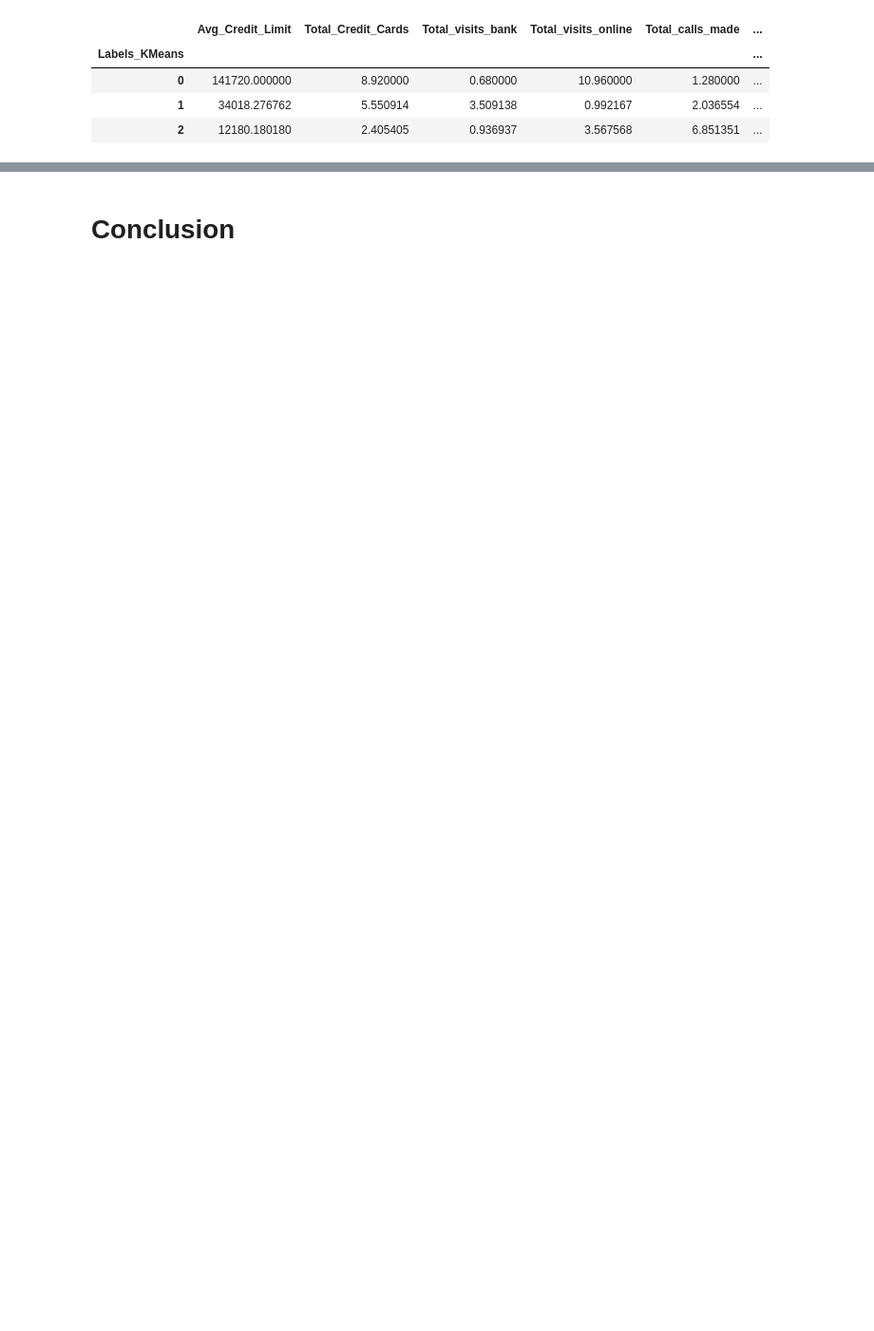
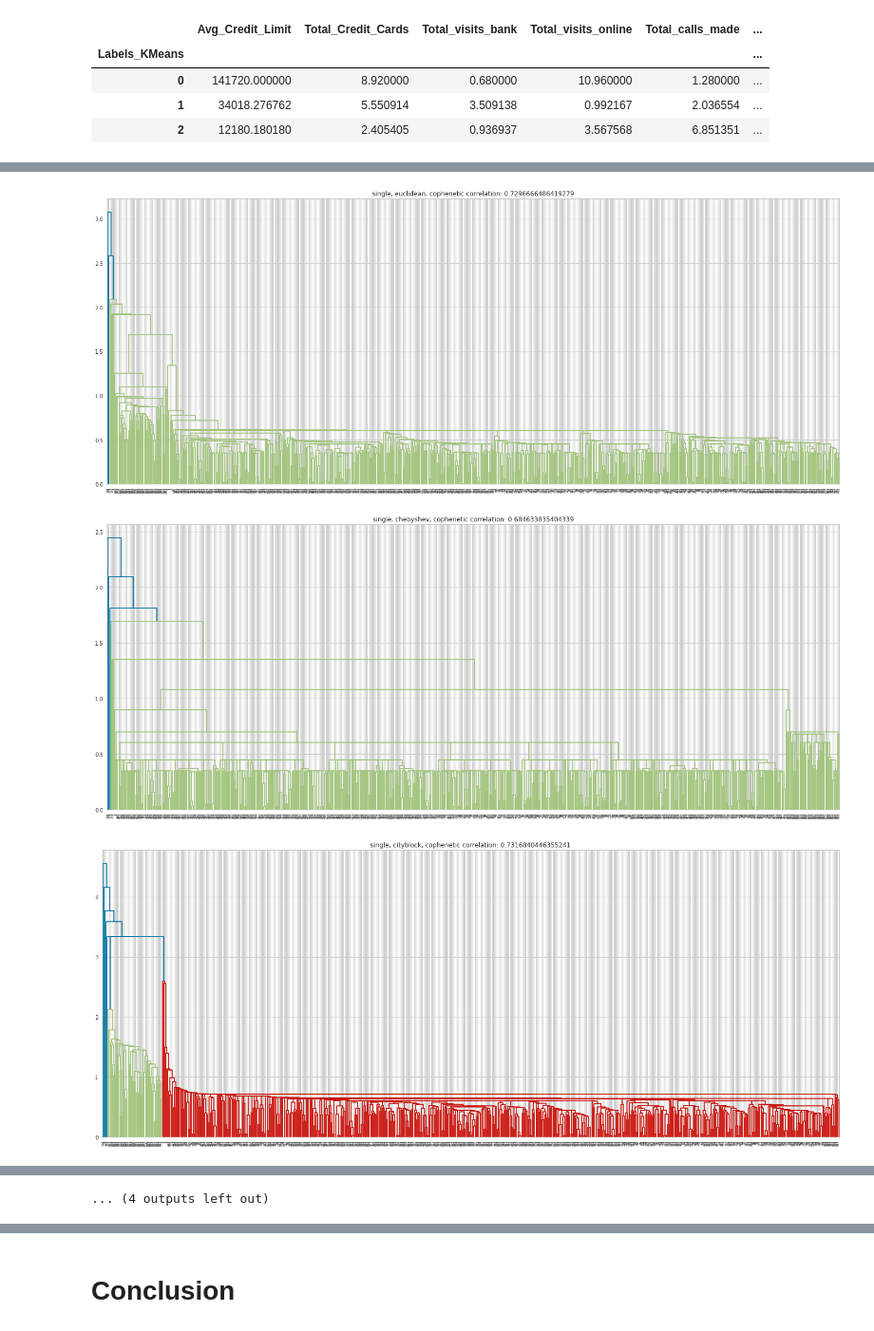
Before and after one commit to liangym2014/Data-science-and-machine-learning, a Jupyter notebook: 6.AllLife_Bank_Customer_Segmentation_Solution.ipynb, the cells around one changed output, grey strips where cells are left out. Shown at 95% size. Drawn from its saved outputs; the diff is of its cells as text; code cells hidden in the pictures; blank space fills up the shorter version.

```diff
--- a/6.AllLife_Bank_Customer_Segmentation_Solution.ipynb
+++ b/6.AllLife_Bank_Customer_Segmentation_Solution.ipynb
@@ -354,0 +355,19 @@ for i, col in enumerate(attribute_cols):
+# %%
+combinations = []
+
+methods = ('single', 'complete', 'average', 'weighted')
+metrics = ('euclidean', 'chebyshev', 'cityblock', 'mahalanobis')
+
+for method in methods:
+    for metric in metrics:
+        linkage_matrix = linkage(scaled_df, method = method, metric = metric)
+        plt.figure(figsize=(25, 10))
+        dendrogram(linkage_matrix)
+        condense_dist_matrix = pdist(scaled_df)
+        coph_corr, coph_dist_matrix = cophenet(Z = linkage_matrix, Y = condense_dist_matrix)
+        plt.title("{}, {}, cophenetic correlation: {}".format(method, metric, coph_corr))
+        combinations.append([method, metric, coph_corr])
+# %% [output]
+[figure, added]
+[figure, added]
+[figure, added]
@@ -354,0 +383 @@ for i, col in enumerate(attribute_cols):
+... (4 outputs left out)
```
Also changed, not shown: parts of 24 cells of this notebook.
